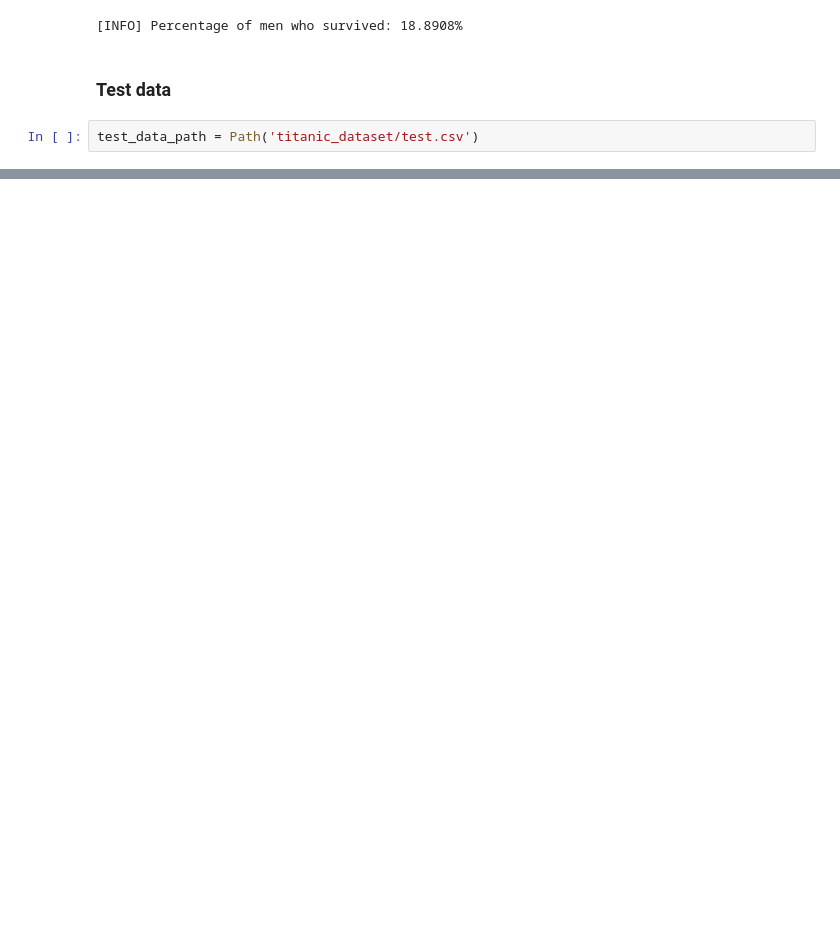
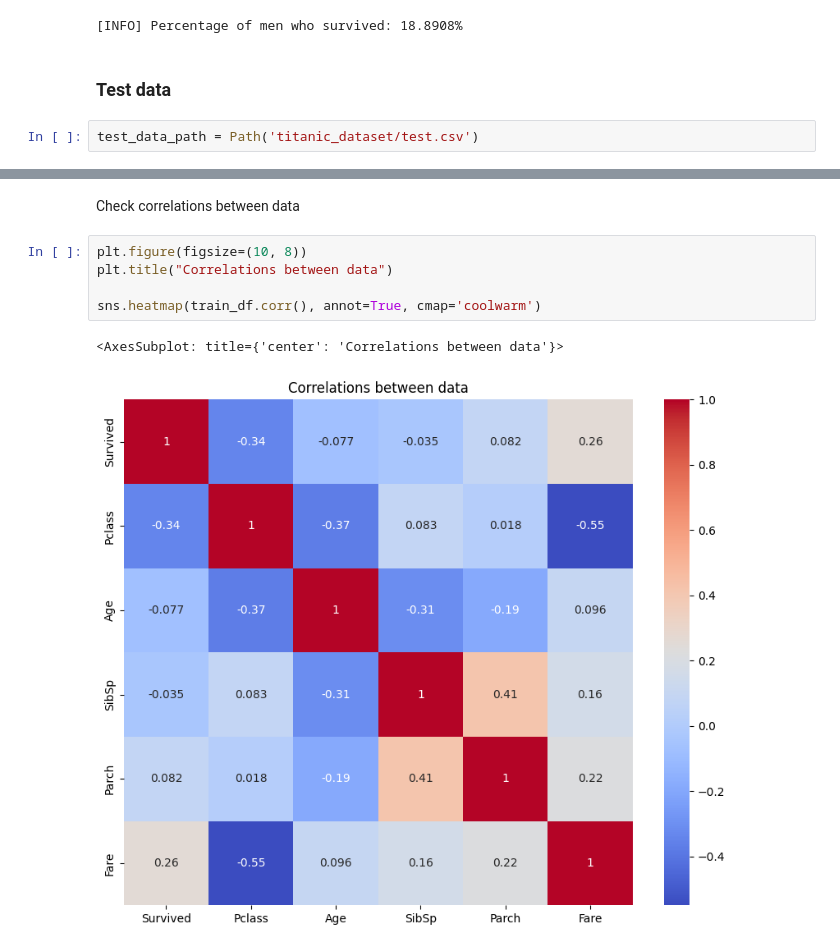
Before and after one commit to Milutin-S/kaggleCompetitions, a Jupyter notebook: Titanic/notes.ipynb, the cells around one changed output, grey strips where cells are left out. Cells and saved outputs as stored; diff of their text form; blank space fills up the shorter version.

```diff
--- a/Titanic/notes.ipynb
+++ b/Titanic/notes.ipynb
@@ -52,0 +137,10 @@ test_data.head()
+# %% [markdown]
+Check correlations between data
+# %%
+plt.figure(figsize=(10, 8))
+plt.title("Correlations between data")
+
+sns.heatmap(train_df.corr(), annot=True, cmap='coolwarm')
+# %% [output]
+<AxesSubplot: title={'center': 'Correlations between data'}>
+[figure, added]
```
Also changed, not shown: parts of 16 cells of this notebook.
